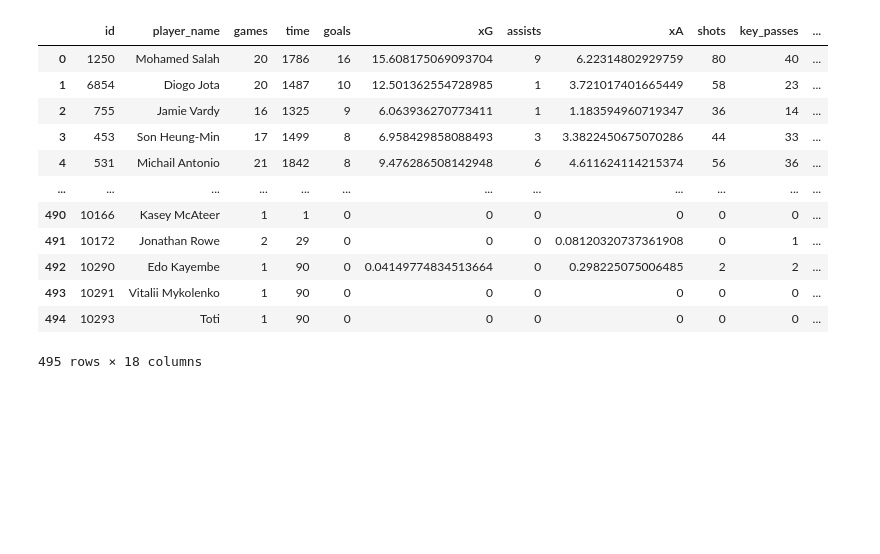
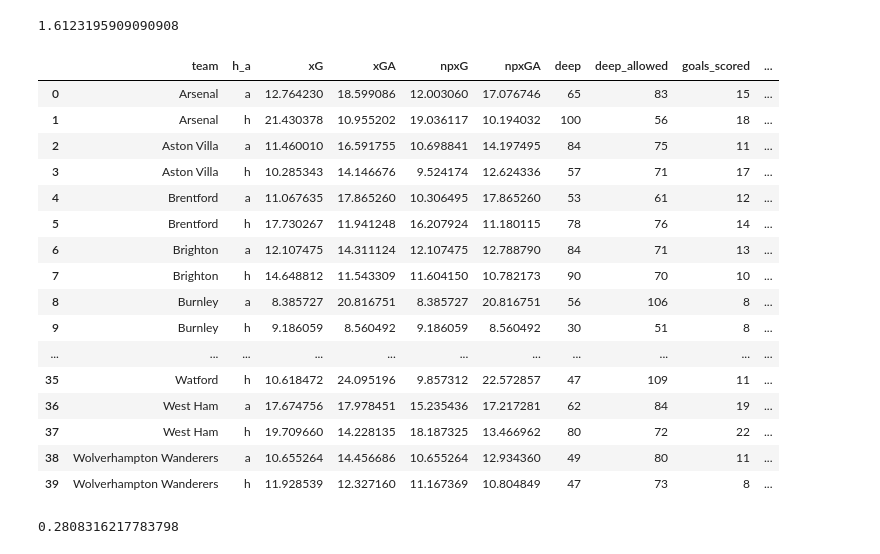
Before and after one commit to ido-tzhori/Soccer-Stats, a Jupyter notebook: Poisson.ipynb, the cells around one changed output. Cells and saved outputs as stored; diff of their text form; code cells hidden in the pictures; blank space fills up the shorter version.

```diff
--- a/Poisson.ipynb
+++ b/Poisson.ipynb
@@ -34,6 +29,6 @@ players = pd.DataFrame(fd)
 # %%
 teamscript = soup.find_all('script')[2].string
-sidx = b.index("parse") + 7
-eidx = b.index(")") - 1
+sidx = teamscript.index("parse") + 7
+eidx = teamscript.index(")") - 1
 # %%
 teamdata = json.loads(teamscript[sidx:eidx].encode('utf8').decode('unicode_escape'))
@@ -44,16 +34,0 @@ len(teamdata)
-# %%
-players
-# %% [output]
-|  | id | player_name | games | time | goals | xG | assists | xA | shots | key_passes | ... |
-| 0 | 1250 | Mohamed Salah | 20 | 1786 | 16 | 15.608175069093704 | 9 | 6.22314802929759 | 80 | 40 | ... |
-| 1 | 6854 | Diogo Jota | 20 | 1487 | 10 | 12.501362554728985 | 1 | 3.721017401665449 | 58 | 23 | ... |
-| 2 | 755 | Jamie Vardy | 16 | 1325 | 9 | 6.063936270773411 | 1 | 1.183594960719347 | 36 | 14 | ... |
-| 3 | 453 | Son Heung-Min | 17 | 1499 | 8 | 6.958429858088493 | 3 | 3.3822450675070286 | 44 | 33 | ... |
-| 4 | 531 | Michail Antonio | 21 | 1842 | 8 | 9.476286508142948 | 6 | 4.611624114215374 | 56 | 36 | ... |
-| ... | ... | ... | ... | ... | ... | ... | ... | ... | ... | ... | ... |
-| 490 | 10166 | Kasey McAteer | 1 | 1 | 0 | 0 | 0 | 0 | 0 | 0 | ... |
-| 491 | 10172 | Jonathan Rowe | 2 | 29 | 0 | 0 | 0 | 0.08120320737361908 | 0 | 1 | ... |
-| 492 | 10290 | Edo Kayembe | 1 | 90 | 0 | 0.04149774834513664 | 0 | 0.298225075006485 | 2 | 2 | ... |
-| 493 | 10291 | Vitalii Mykolenko | 1 | 90 | 0 | 0 | 0 | 0 | 0 | 0 | ... |
-| 494 | 10293 | Toti | 1 | 90 | 0 | 0 | 0 | 0 | 0 | 0 | ... |
-495 rows × 18 columns
@@ -59,0 +42,47 @@ players
+# %%
+teamsxg = pd.DataFrame(teamdata.values())
+teamsxg = teamsxg.explode("history")
+h = teamsxg.pop("history")
+teamsxg = pd.concat([teamsxg.reset_index(drop=True), pd.DataFrame(h.tolist())], axis=1)
+teamsxg = teamsxg.infer_objects()
+teamsxg = teamsxg.groupby(['title', 'h_a']).sum().reset_index()
+teamsxg['matches'] = teamsxg['wins'] + teamsxg['draws'] + teamsxg['loses']
+teamsxg = teamsxg.rename(columns = {'title':'team','scored':'goals_scored','missed':'goals_conceded'})
+teamsxg['goals_conceded_90'] = teamsxg['goals_conceded']/teamsxg['matches']
+teamsxg['xG_90'] = teamsxg['xG']/teamsxg['matches']
+teamsxg['xGA_90'] = teamsxg['xGA']/teamsxg['matches']
+aag = teamsxg.loc[teamsxg['h_a'] == 'a','xG_90'].mean()
+ahg = teamsxg.loc[teamsxg['h_a'] == 'h','xG_90'].mean()
+aaga = teamsxg.loc[teamsxg['h_a'] == 'a','xGA_90'].mean()
+ahga = teamsxg.loc[teamsxg['h_a'] == 'h','xGA_90'].mean()
+# teamsxg['xG_diff'] = teamsxg['xG_90'] - teamsxg['xGA_90']
+teamsxg['xG_strength'] = teamsxg.apply(lambda row: xgstrength(row['h_a'], row['xG_90'], aag, ahg), axis = 1)
+teamsxg['xGA_strength'] = teamsxg.apply(lambda row: xgstrength(row['h_a'], row['xGA_90'], aaga, ahga), axis = 1)
+# %%
+teams_xg_90['Arsenal']
+# %% [output]
+1.6123195909090908
+# %%
+g = teamsxg.groupby(['team'], as_index=False).mean()
+teams_xg_90 = dict(zip(g['team'],g['xG_90']))
+teamsxg['xG_multiplier'] = teamsxg.apply(lambda row: row['xG_90']/teams_xg_90[row['team']], axis = 1)
+# %%
+teamsxg
+# %% [output]
+|  | team | h_a | xG | xGA | npxG | npxGA | deep | deep_allowed | goals_scored | ... |
+| 0 | Arsenal | a | 12.764230 | 18.599086 | 12.003060 | 17.076746 | 65 | 83 | 15 | ... |
+| 1 | Arsenal | h | 21.430378 | 10.955202 | 19.036117 | 10.194032 | 100 | 56 | 18 | ... |
+| 2 | Aston Villa | a | 11.460010 | 16.591755 | 10.698841 | 14.197495 | 84 | 75 | 11 | ... |
+| 3 | Aston Villa | h | 10.285343 | 14.146676 | 9.524174 | 12.624336 | 57 | 71 | 17 | ... |
+| 4 | Brentford | a | 11.067635 | 17.865260 | 10.306495 | 17.865260 | 53 | 61 | 12 | ... |
+| 5 | Brentford | h | 17.730267 | 11.941248 | 16.207924 | 11.180115 | 78 | 76 | 14 | ... |
+| 6 | Brighton | a | 12.107475 | 14.311124 | 12.107475 | 12.788790 | 84 | 71 | 13 | ... |
+| 7 | Brighton | h | 14.648812 | 11.543309 | 11.604150 | 10.782173 | 90 | 70 | 10 | ... |
+| 8 | Burnley | a | 8.385727 | 20.816751 | 8.385727 | 20.816751 | 56 | 106 | 8 | ... |
+| 9 | Burnley | h | 9.186059 | 8.560492 | 9.186059 | 8.560492 | 30 | 51 | 8 | ... |
+| ... | ... | ... | ... | ... | ... | ... | ... | ... | ... | ... |
+| 35 | Watford | h | 10.618472 | 24.095196 | 9.857312 | 22.572857 | 47 | 109 | 11 | ... |
+| 36 | West Ham | a | 17.674756 | 17.978451 | 15.235436 | 17.217281 | 62 | 84 | 19 | ... |
+| 37 | West Ham | h | 19.709660 | 14.228135 | 18.187325 | 13.466962 | 80 | 72 | 22 | ... |
+| 38 | Wolverhampton Wanderers | a | 10.655264 | 14.456686 | 10.655264 | 12.934360 | 49 | 80 | 11 | ... |
+| 39 | Wolverhampton Wanderers | h | 11.928539 | 12.327160 | 11.167369 | 10.804849 | 47 | 73 | 8 | ... |
@@ -59,0 +91,4 @@ players
+# %%
+poisspdf(0, 1.27)
+# %% [output]
+0.2808316217783798
```
Also changed, not shown: parts of 29 cells of this notebook, 2 other files.
